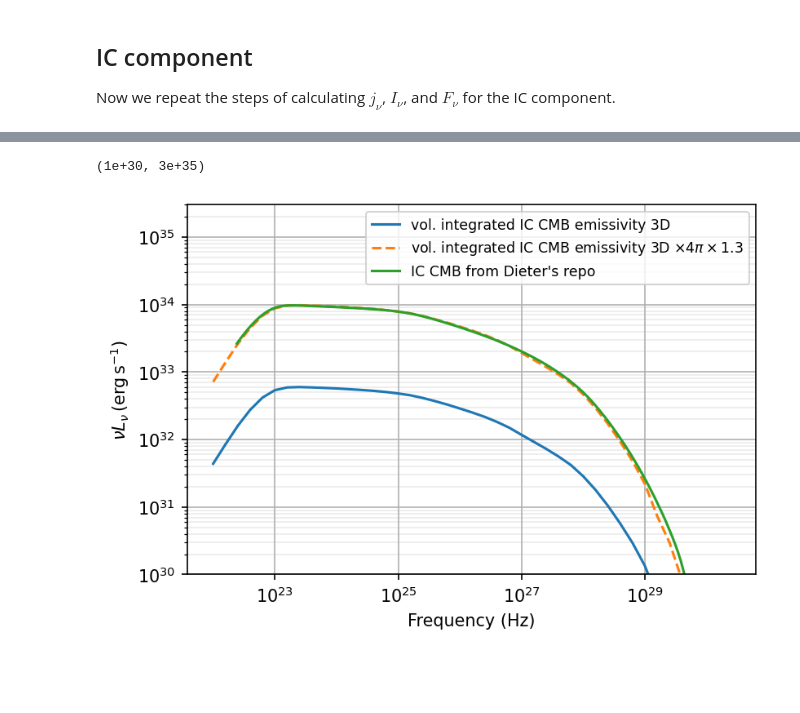
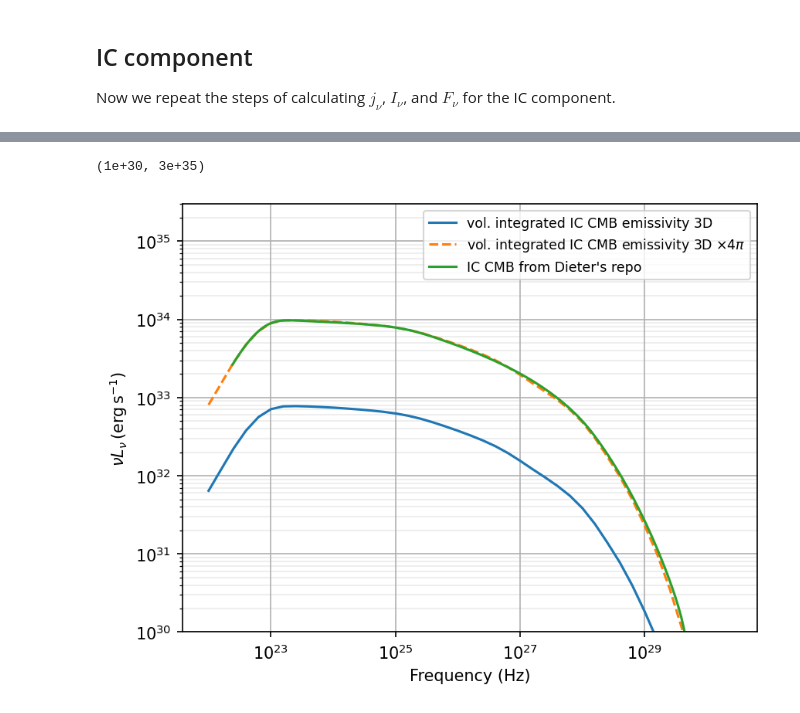
Before and after one commit to me-manu/crabmeyerpy, a Jupyter notebook: notebooks/Comparison-Checks.ipynb, the cells around one changed output, grey strips where cells are left out. Cells and saved outputs as stored; diff of their text form; code cells hidden in the pictures; blank space fills up the shorter version.

```diff
--- a/notebooks/Comparison-Checks.ipynb
+++ b/notebooks/Comparison-Checks.ipynb
@@ -162,5 +164,8 @@ ssc = CrabSSC3D(copy.deepcopy(config),
                 nel_spec_separate,
                 vary_B,
                 j_dust_carbon_shell,
-                d_kpc=d, r0_pc=r0_pc, log_level="DEBUG",
+                d_kpc=d,
+                r0_pc=r0_pc,
+                r_shock_pc=config['B_r0'] / kpc2cm * 1e3,
+                log_level="DEBUG",
                 ic_sync=True, ic_cmb=True, ic_dust=True)
@@ -251,7 +260,7 @@ plt.grid()
 # %%
-ssc.r0 = 3. * 1e-3 * kpc2cm
+#ssc.r0 = 3. * 1e-3 * kpc2cm
 nu = np.logspace(7.,25.,500)
-r = np.linspace(0.14 * 1e-3 * kpc2cm, ssc.r0, 2**7 + 1)
+r = np.linspace(config['B_r0'], ssc.r0, 2**7 + 1)
 nn, rr = np.meshgrid(nu, r, indexing='ij')
 # %%
 j_nu_sync = ssc.j_sync(nu, r, g_axis=2, g_steps=2**9+1, integration_mode='romb')
@@ -422,15 +431,15 @@ nni, rri = np.meshgrid(nu_ic, r_ic, indexing='ij')
 # these numbers yielded relatively smooth spectra
 # in my tests
 # the r1_steps needs to be of the shape 2**k + 1 since romb integration is used
-g_steps = 2**7+1  # steps for integration over gamma
+g_steps = 2**8+1  # steps for integration over gamma
 e_steps = 2**7+1  # steps for integration over energy of seed photon field
 r1_steps = 2**7+1   # steps for integration over radius, see Atoyan & Aharonian (1996) Eq. 15
 # %%
 ssc.integration_mode = "numba_piecewise"  # fastest mode of integration
 ssc.use_fast_interp = True  # fastest mode of interpolation; also used to interpolate the photon densities
 
-ssc.integration_mode = "romb"  # fastest mode of integration
-ssc.use_fast_interp = False  # fastest mode of interpolation; also used to interpolate the photon densities
+#ssc.integration_mode = "romb"  # slowest mode of integration
+#ssc.use_fast_interp = False  # slow mode of interpolation; also used to interpolate the photon densities
 
 
 ssc.ic_sync = False
@@ -542,21 +584,21 @@ plt.ylim(1e30, 3e35)
 # %%
 fig = plt.figure(dpi=150)
 plt.loglog(nu_ic, nu_ic * L_nu_ic_cmb, label="vol. integrated IC CMB emissivity 3D")
-plt.loglog(nu_ic, nu_ic * L_nu_ic_cmb * 4. * np.pi * 1.3,
-           label=r"vol. integrated IC CMB emissivity 3D $\times4\pi \times 1.3$", ls='--')
+plt.loglog(nu_ic, nu_ic * L_nu_ic_cmb * 4. * np.pi,
+           label=r"vol. integrated IC CMB emissivity 3D $\times4\pi$", ls='--')
 
 plt.loglog(ic[:, 0] / constants.h.to('eV s'),
            ic_cmb * ic[:, 0] / constants.h.to('eV s') * 1e7,
            label="IC CMB from Dieter's repo")
 
 plt.legend(fontsize='small')
 plt.xlabel("Frequency (Hz)")
 plt.ylabel(r"$\nu L_\nu\,(\mathrm{erg}\,\mathrm{s}^{-1}$)")
 plt.grid()
 plt.grid(which='minor', lw=0.2)
 plt.ylim(1e30, 3e35)
 
 ### Check integration bounds of r1 in this case. Should go from 0 to r_max
 # %% [output]
 (1e+30, 3e+35)
-[figure, old version]
+[figure, new version]
```
Also changed, not shown: parts of 21 cells of this notebook, 7 other files.
